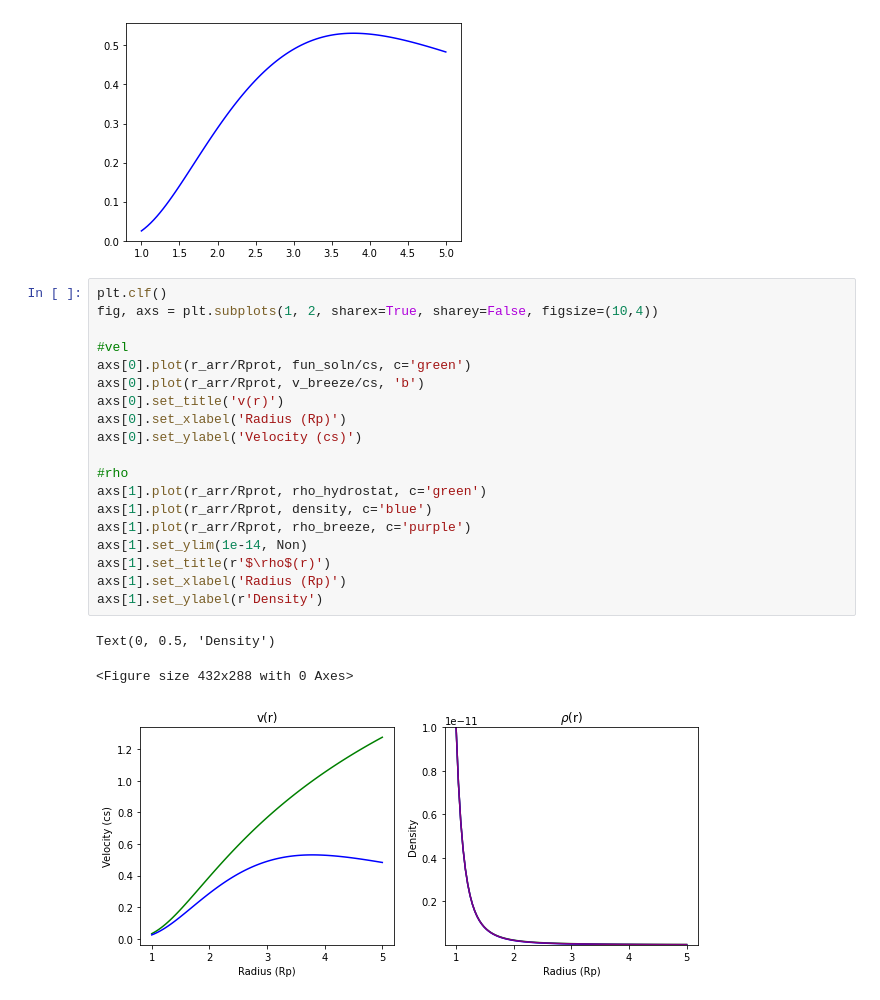
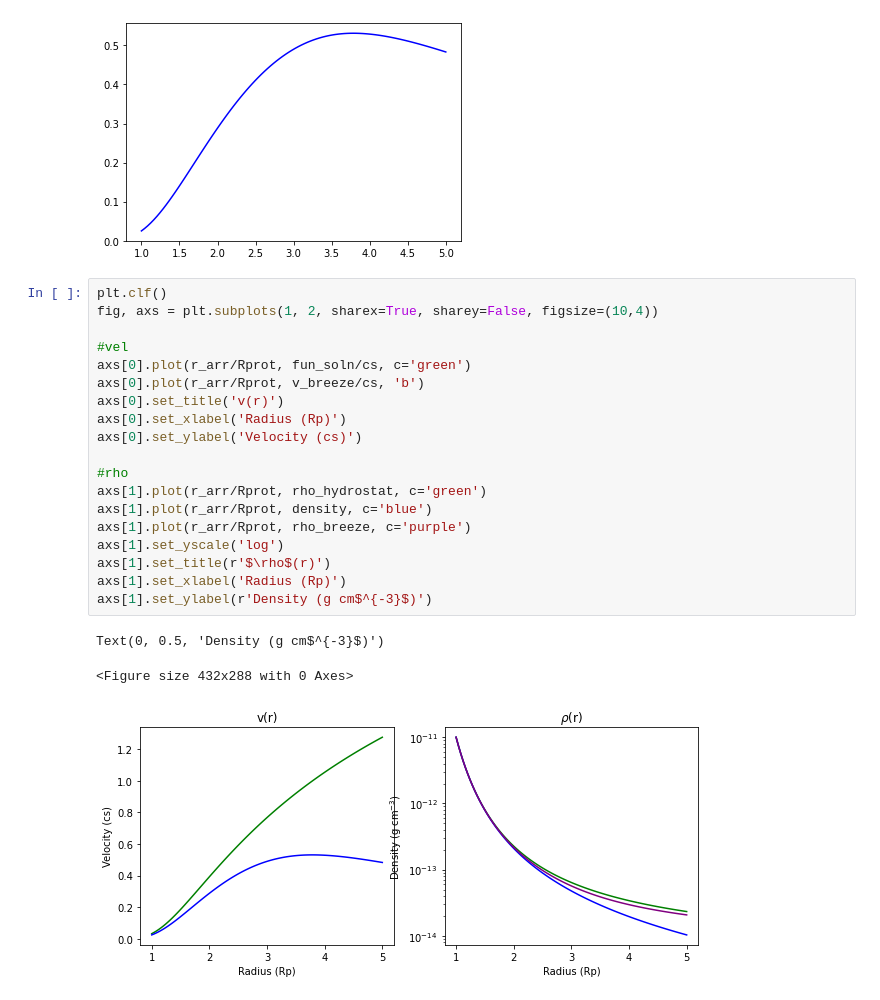
Before and after one commit to oeur/ASTR204, a Jupyter notebook: micah_ps4.ipynb, the cells around one changed output. Drawn from its saved outputs; the diff is of its cells as text.

```diff
--- a/micah_ps4.ipynb
+++ b/micah_ps4.ipynb
@@ -100,23 +100,23 @@ plt.plot(r_arr/Rprot, v_breeze/cs, 'b')
 # %%
 plt.clf()
 fig, axs = plt.subplots(1, 2, sharex=True, sharey=False, figsize=(10,4))
 
 #vel
 axs[0].plot(r_arr/Rprot, fun_soln/cs, c='green')
 axs[0].plot(r_arr/Rprot, v_breeze/cs, 'b')
 axs[0].set_title('v(r)')
 axs[0].set_xlabel('Radius (Rp)')
 axs[0].set_ylabel('Velocity (cs)')
 
 #rho
 axs[1].plot(r_arr/Rprot, rho_hydrostat, c='green')
 axs[1].plot(r_arr/Rprot, density, c='blue')
 axs[1].plot(r_arr/Rprot, rho_breeze, c='purple')
-axs[1].set_ylim(1e-14, Non)
+axs[1].set_yscale('log')
 axs[1].set_title(r'$\rho$(r)')
 axs[1].set_xlabel('Radius (Rp)')
-axs[1].set_ylabel(r'Density')
+axs[1].set_ylabel(r'Density (g cm$^{-3}$)')
 # %% [output]
-Text(0, 0.5, 'Density')
+Text(0, 0.5, 'Density (g cm$^{-3}$)')
 <Figure size 432x288 with 0 Axes>
-[figure, old version]
+[figure, new version]
```
